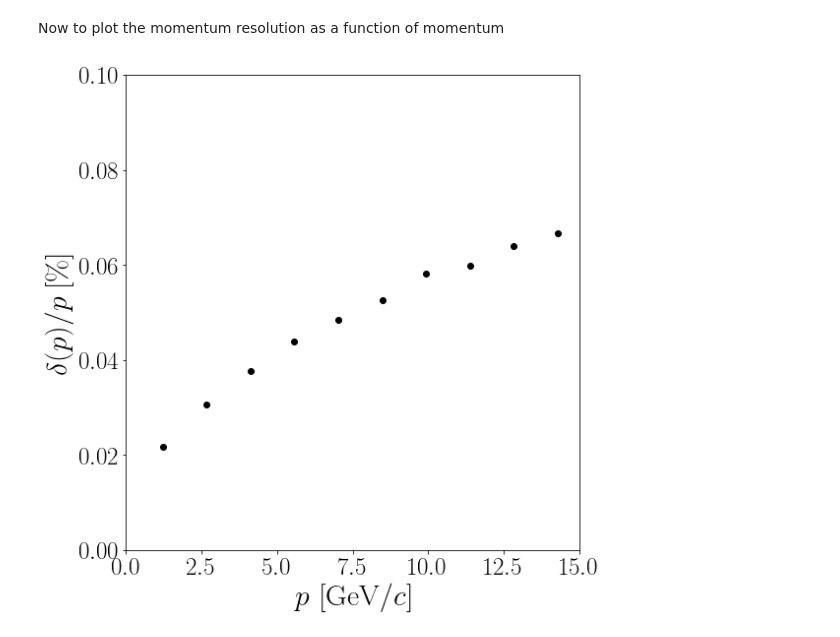
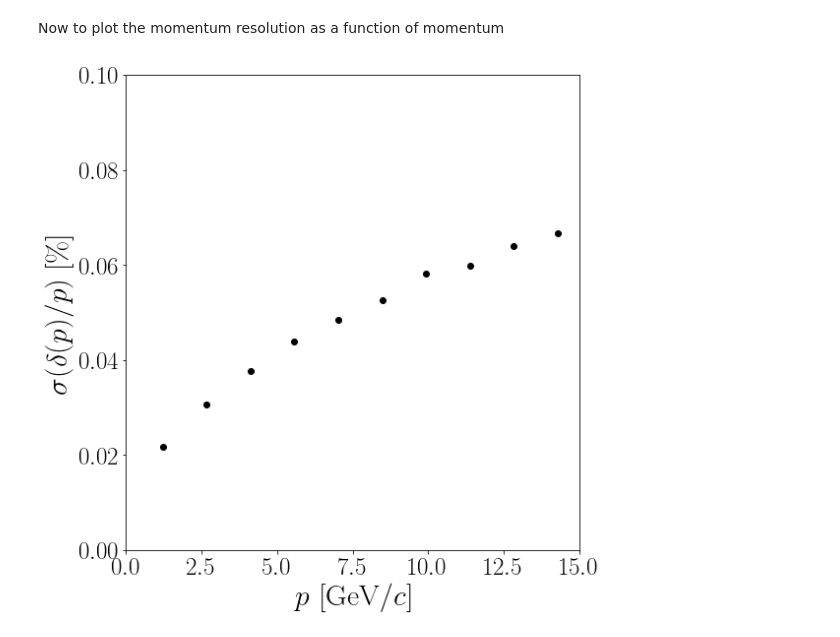
Before and after one commit to donalhill/fcc_python_tools, a Jupyter notebook: examples/momentum_resolution.ipynb, the cells around one changed output. Drawn from its saved outputs; the diff is of its cells as text; code cells hidden in the pictures.

Commit message:
Updated momentum resolution plot.

```diff
--- a/examples/momentum_resolution.ipynb
+++ b/examples/momentum_resolution.ipynb
@@ -91,13 +91,13 @@ Now to plot the momentum resolution as a function of momentum
 # %%
 plotting.errorbar_plot(p_vals,
                        delta_p_per_vals,
                        "p",
                        "delta_p_per",
                        "$p$ [GeV/$c$]",
-                       "$\delta(p)/p$ [$\%$]",
+                       "$\sigma(\delta(p)/p)$ [$\%$]",
                        [0.,p_max],
                        [0.0,0.1],
                        x_err=None,
                        y_err=None)
 # %% [output]
-[figure, old version]
+[figure, new version]
```
